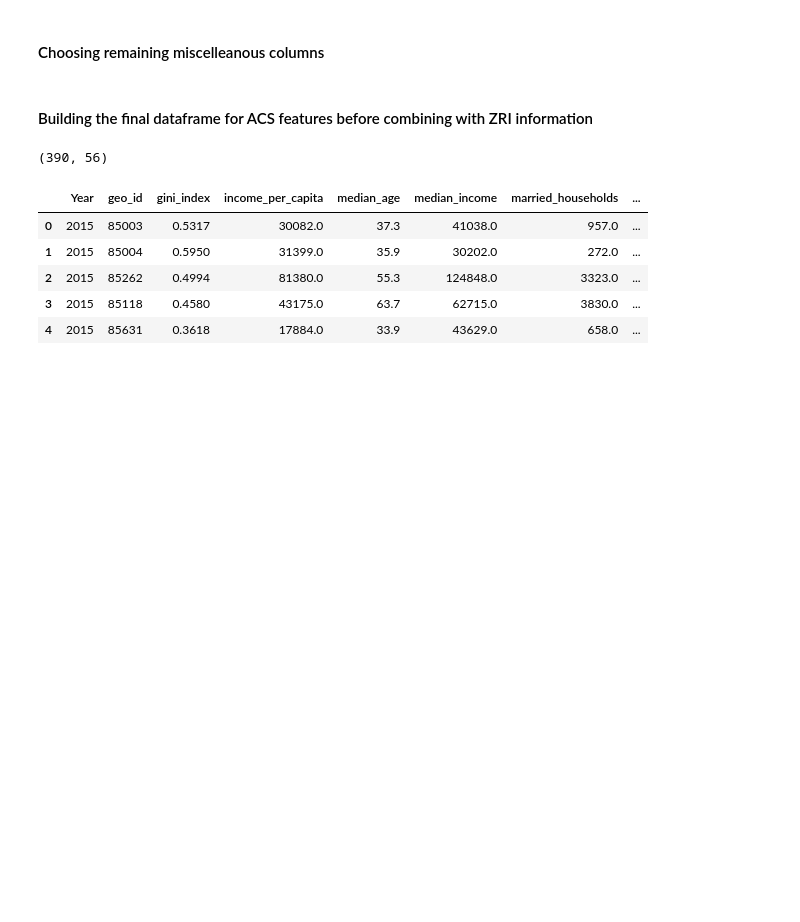
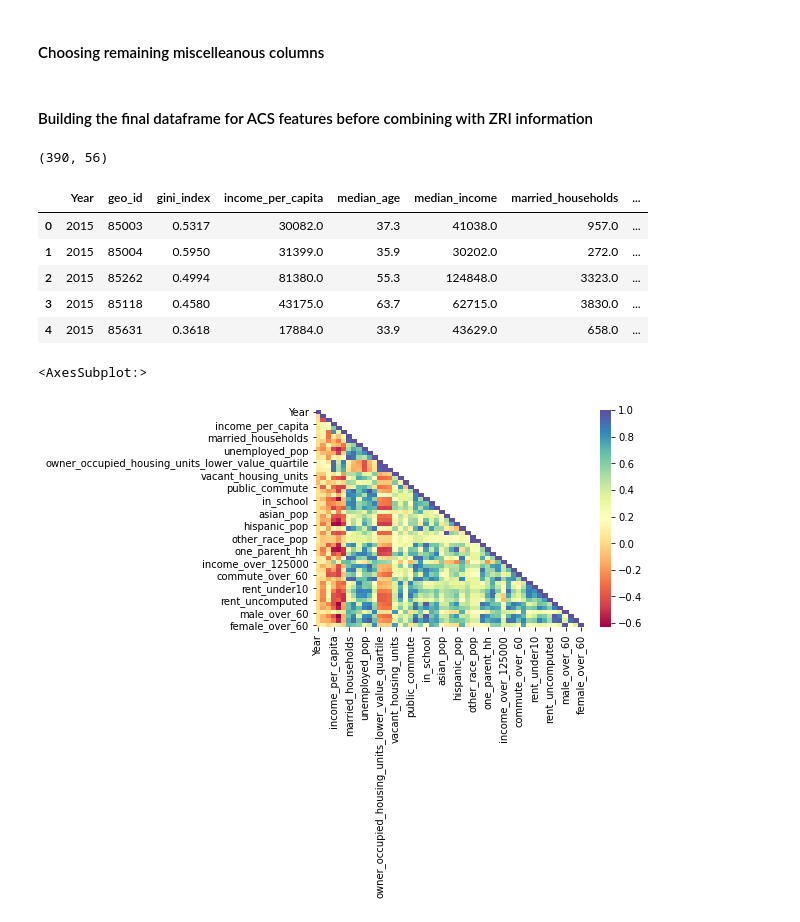
Before and after one commit to Yukti-K/7Park, a Jupyter notebook: Yukti/7park_group_features.ipynb, the cells around one changed output. Saved outputs shown, nothing was run; the diff lists cells and outputs as text; code cells hidden in the pictures; blank space fills up the shorter version.

```diff
--- a/Yukti/7park_group_features.ipynb
+++ b/Yukti/7park_group_features.ipynb
@@ -412,6 +412,17 @@ acs_final.head()
 | 2 | 2015 | 85262 | 0.4994 | 81380.0 | 55.3 | 124848.0 | 3323.0 | ... |
 | 3 | 2015 | 85118 | 0.4580 | 43175.0 | 63.7 | 62715.0 | 3830.0 | ... |
 | 4 | 2015 | 85631 | 0.3618 | 17884.0 | 33.9 | 43629.0 | 658.0 | ... |
+# %%
+import seaborn as sns
+corr_df =  acs_final.corr(method='pearson')
+
+df_lt = corr_df.where(np.tril(np.ones(corr_df.shape)).astype(np.bool))
+
+hmap=sns.heatmap(df_lt,cmap="Spectral")
+hmap
+# %% [output]
+<AxesSubplot:>
+[figure, added]
 # %%
 zriall=pd.read_csv("C:/Users/ykath/Downloads/Zip_Zri_AllHomesPlusMultifamily.csv")
 # %%
```
